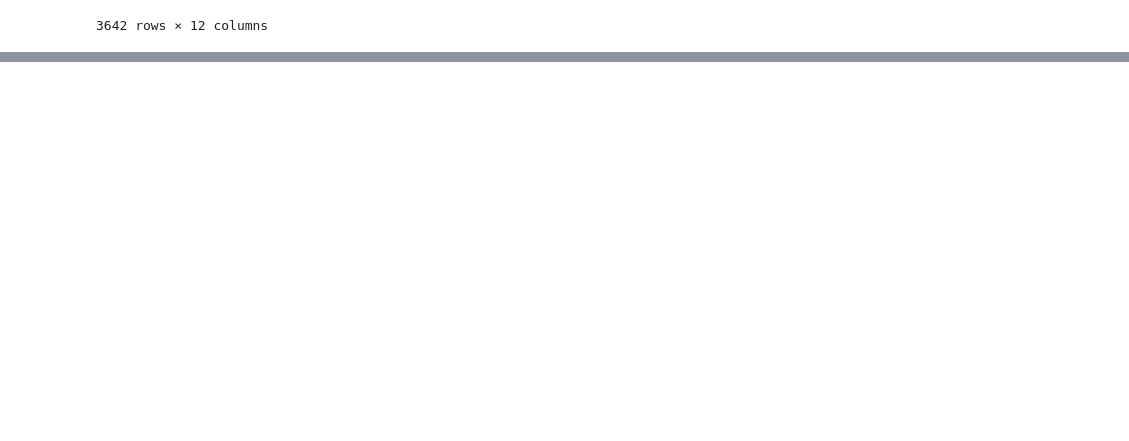
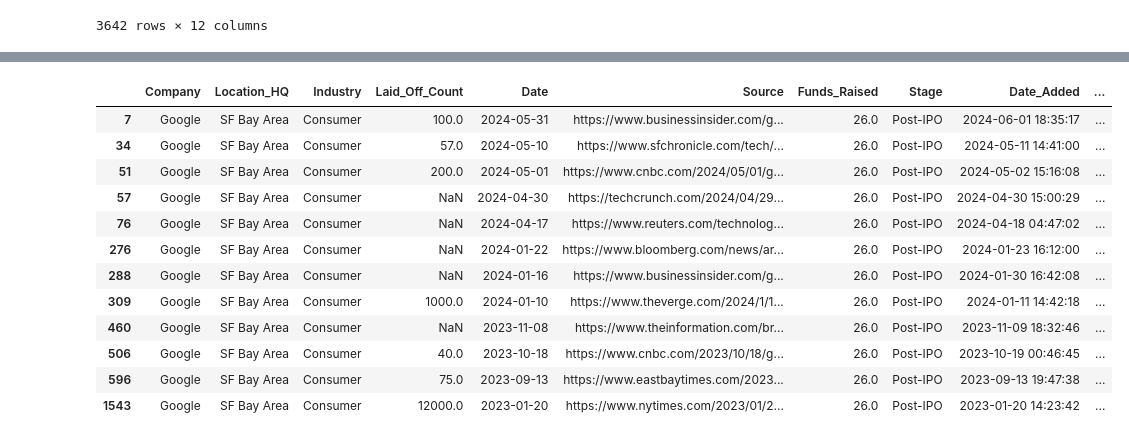
Before and after one commit to will787/layoffs-case, a Jupyter notebook: layoffs_search.ipynb, the cells around one changed output, grey strips where cells are left out. Saved outputs shown, nothing was run; the diff lists cells and outputs as text; code cells hidden in the pictures; blank space fills up the shorter version.

```diff
--- a/layoffs_search.ipynb
+++ b/layoffs_search.ipynb
@@ -91,0 +147,19 @@ df.sort_values("Date", ascending=False)
+# %%
+is_google = df["Company"] == "Google"
+is_meta = df["Company"] == "Meta"
+
+df[is_google]
+# %% [output]
+|  | Company | Location_HQ | Industry | Laid_Off_Count | Date | Source | Funds_Raised | Stage | Date_Added | ... |
+| 7 | Google | SF Bay Area | Consumer | 100.0 | 2024-05-31 | https://www.businessinsider.com/g... | 26.0 | Post-IPO | 2024-06-01 18:35:17 | ... |
+| 34 | Google | SF Bay Area | Consumer | 57.0 | 2024-05-10 | https://www.sfchronicle.com/tech/... | 26.0 | Post-IPO | 2024-05-11 14:41:00 | ... |
+| 51 | Google | SF Bay Area | Consumer | 200.0 | 2024-05-01 | https://www.cnbc.com/2024/05/01/g... | 26.0 | Post-IPO | 2024-05-02 15:16:08 | ... |
+| 57 | Google | SF Bay Area | Consumer | NaN | 2024-04-30 | https://techcrunch.com/2024/04/29... | 26.0 | Post-IPO | 2024-04-30 15:00:29 | ... |
+| 76 | Google | SF Bay Area | Consumer | NaN | 2024-04-17 | https://www.reuters.com/technolog... | 26.0 | Post-IPO | 2024-04-18 04:47:02 | ... |
+| 276 | Google | SF Bay Area | Consumer | NaN | 2024-01-22 | https://www.bloomberg.com/news/ar... | 26.0 | Post-IPO | 2024-01-23 16:12:00 | ... |
+| 288 | Google | SF Bay Area | Consumer | NaN | 2024-01-16 | https://www.businessinsider.com/g... | 26.0 | Post-IPO | 2024-01-30 16:42:08 | ... |
+| 309 | Google | SF Bay Area | Consumer | 1000.0 | 2024-01-10 | https://www.theverge.com/2024/1/1... | 26.0 | Post-IPO | 2024-01-11 14:42:18 | ... |
+| 460 | Google | SF Bay Area | Consumer | NaN | 2023-11-08 | https://www.theinformation.com/br... | 26.0 | Post-IPO | 2023-11-09 18:32:46 | ... |
+| 506 | Google | SF Bay Area | Consumer | 40.0 | 2023-10-18 | https://www.cnbc.com/2023/10/18/g... | 26.0 | Post-IPO | 2023-10-19 00:46:45 | ... |
+| 596 | Google | SF Bay Area | Consumer | 75.0 | 2023-09-13 | https://www.eastbaytimes.com/2023... | 26.0 | Post-IPO | 2023-09-13 19:47:38 | ... |
+| 1543 | Google | SF Bay Area | Consumer | 12000.0 | 2023-01-20 | https://www.nytimes.com/2023/01/2... | 26.0 | Post-IPO | 2023-01-20 14:23:42 | ... |
```
Also changed, not shown: parts of 5 cells of this notebook.
